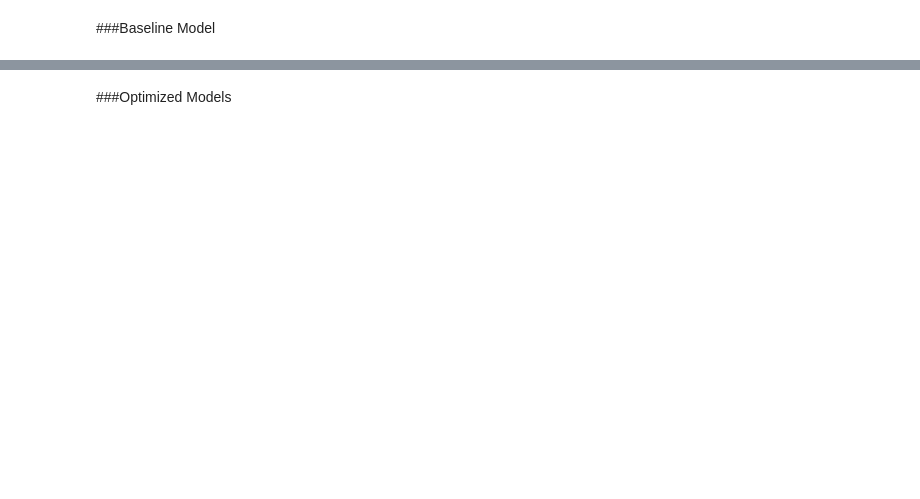
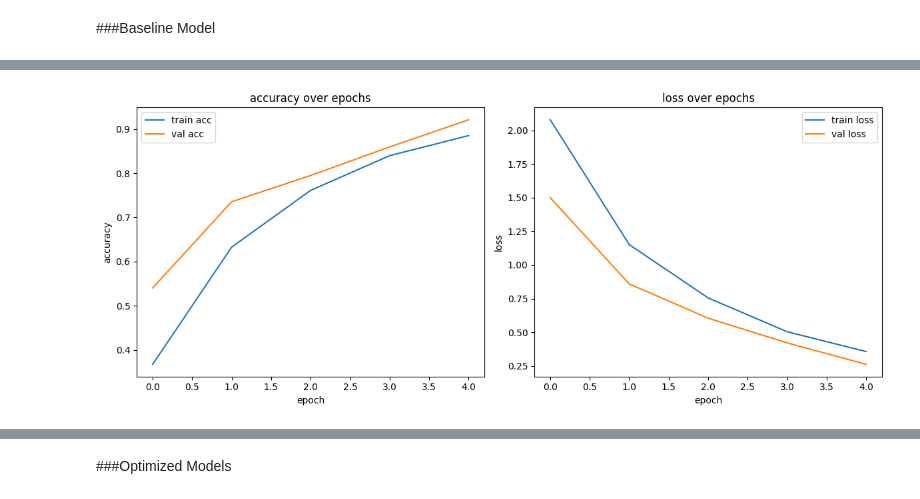
Before and after one commit to KirkCorwin/CSB410_project_2, a Jupyter notebook: project_2.ipynb, the cells around one changed output, grey strips where cells are left out. Cells and saved outputs as stored; diff of their text form; code cells hidden in the pictures; blank space fills up the shorter version.

```diff
--- a/project_2.ipynb
+++ b/project_2.ipynb
@@ -10,0 +148,8 @@ README
+# %%
+# train baseline model
+history_baseline = model_baseline.fit(
+    X_train, y_train,
+    epochs=5,
+    batch_size=32,
+    validation_split=0.2
+)
@@ -10,0 +167,33 @@ README
+# %%
+# save history dict
+history_dict = history_baseline.history
+
+# plot training and validation curves
+plt.figure(figsize=(12,5))
+
+# accuracy
+plt.subplot(1,2,1)
+plt.plot(history_dict['accuracy'], label='train acc')
+plt.plot(history_dict['val_accuracy'], label='val acc')
+plt.title('accuracy over epochs')
+plt.xlabel('epoch')
+plt.ylabel('accuracy')
+plt.legend()
+
+# loss
+plt.subplot(1,2,2)
+plt.plot(history_dict['loss'], label='train loss')
+plt.plot(history_dict['val_loss'], label='val loss')
+plt.title('loss over epochs')
+plt.xlabel('epoch')
+plt.ylabel('loss')
+plt.legend()
+
+plt.tight_layout()
+plt.show()
+
+# save baseline predictions for confusion matrix later
+baseline_preds = model_baseline.predict(X_test)
+baseline_preds_classes = np.argmax(baseline_preds, axis=1)
+# %% [output]
+[figure, added]
```
Also changed, not shown: parts of 31 cells of this notebook.
